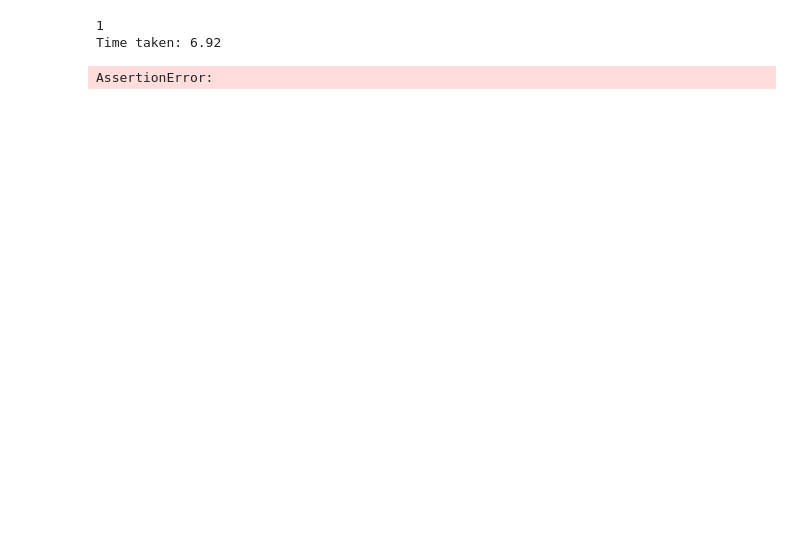
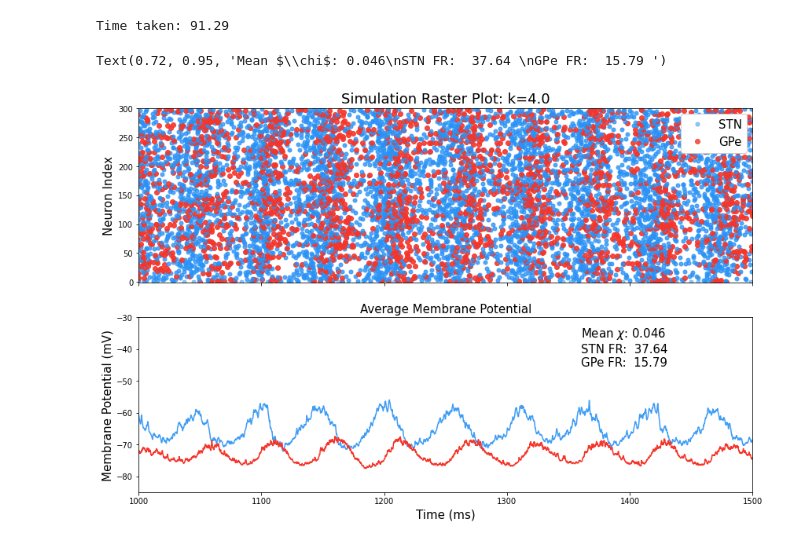
Before and after one commit to cathalmc/Study1_STN-GPe_Network_Stimulator, a Jupyter notebook: Run Simulation Desktop.ipynb, the cells around one changed output. Cells and saved outputs as stored; diff of their text form; code cells hidden in the pictures; blank space fills up the shorter version.

```diff
--- a/Run Simulation Desktop.ipynb
+++ b/Run Simulation Desktop.ipynb
@@ -7,22 +7,23 @@ import time as time
 from SimulationControl import SimControl
 
 SimCon = SimControl()
-SimCon.params["Notebook"] = 0
-SimCon.params["simtime"] = 1200
-SimCon.params["h"] = 0.1
+SimCon.params["Notebook"] = 1
+SimCon.params["simtime"] = 1500
+SimCon.params["h"] = 0.02
+SimCon.params["Network_type"] = "Spatial"
+SimCon.params["n"] = 300
+SimCon.params["k"] = 4
+SimCon.params["p"] = 0.01
 
 t0 = time.time()
-print(os.system(SimCon.Generate_Command()))
+res = os.system(SimCon.Generate_Command())
 t1 = time.time()
 
 print(f"Time taken: {t1-t0:.2f}")
+
+assert res==0
 # %% [output]
-1
-Time taken: 6.92
+Time taken: 91.29
-# %%
-assert False
-# %% [output]
-AssertionError:
 # %%
 data = np.load("NotebookData.npy",allow_pickle=True).item()
 STN = data["STN"]
@@ -84,7 +85,7 @@ props = dict(boxstyle='round', facecolor='white', alpha=1,edgecolor='white')
 infigfontsize = 15
 titlefontsize = 18
 
-ilim = 70
+ilim = 300
 
 x_axis = np.linspace(0,simtime,len(GLFP))
 
@@ -94,30 +95,33 @@ fig,ax = plt.subplots(2,1,figsize=[14,9],sharex=True)
 for i, train in enumerate(zip(STrain,GTrain)):
     train1 = train[0]
     train2 = train[1]
     if i>ilim:
         break
     if i==0:
         ax[0].plot(train1, i*np.ones(len(train1)), 'o', color = cols,markersize=5, alpha=0.5, label='STN')
         ax[0].plot(train2, i*np.ones(len(train2)), 'o', color = colg,markersize=6, alpha=0.8, label='GPe')
     else:
         ax[0].plot(train1, i*np.ones(len(train1)), 'o', color = cols,markersize=5, alpha=0.8)
         ax[0].plot(train2, i*np.ones(len(train2)), 'o', color = colg,markersize=6, alpha=0.9)
 
 
 #f'{netlab[data_dict["Network_type"]]} Network'
 ax[0].set_title(f'Simulation Raster Plot: k={k}',fontsize=titlefontsize)
 ax[0].set_ylabel("Neuron Index",fontsize=infigfontsize)
 ax[0].set_xlim(1000,1500)
 ax[0].set_ylim(-1,ilim+1)
 ax[0].legend(fontsize=infigfontsize,loc='upper right',framealpha=1)
 #ax[0].legend(fontsize=16,framealpha=1,shadow = True,borderpad=0.8,loc='upper right')
 
 ax[1].plot(x_axis, SLFP, label = 'STN',color = cols, alpha=0.9)
 ax[1].plot(x_axis, GLFP, label = 'GPe',color = colg, alpha=1)
 ax[1].set_title('Average Membrane Potential',fontsize=infigfontsize)
 ax[1].set_ylabel("Membrane Potential (mV)",fontsize=infigfontsize)
 ax[1].set_xlabel("Time (ms)",fontsize=infigfontsize)
 ax[1].set(ylim=[-85,-30,])
 ax[1].text(0.72, 0.95, textstr, transform=ax[1].transAxes, color='k', fontsize=infigfontsize, verticalalignment='top', bbox=props)
 # for i,trains in enumerate(GTrain):
 #     ax.plot(trains, i*np.ones(len(trains)), 'o', color = 'r',markersize=5, alpha=0.8)
+# %% [output]
+Text(0.72, 0.95, 'Mean $\\chi$: 0.046\nSTN FR:  37.64 \nGPe FR:  15.79 ')
+[figure, added]
```
Also changed, not shown: 1 other file.
